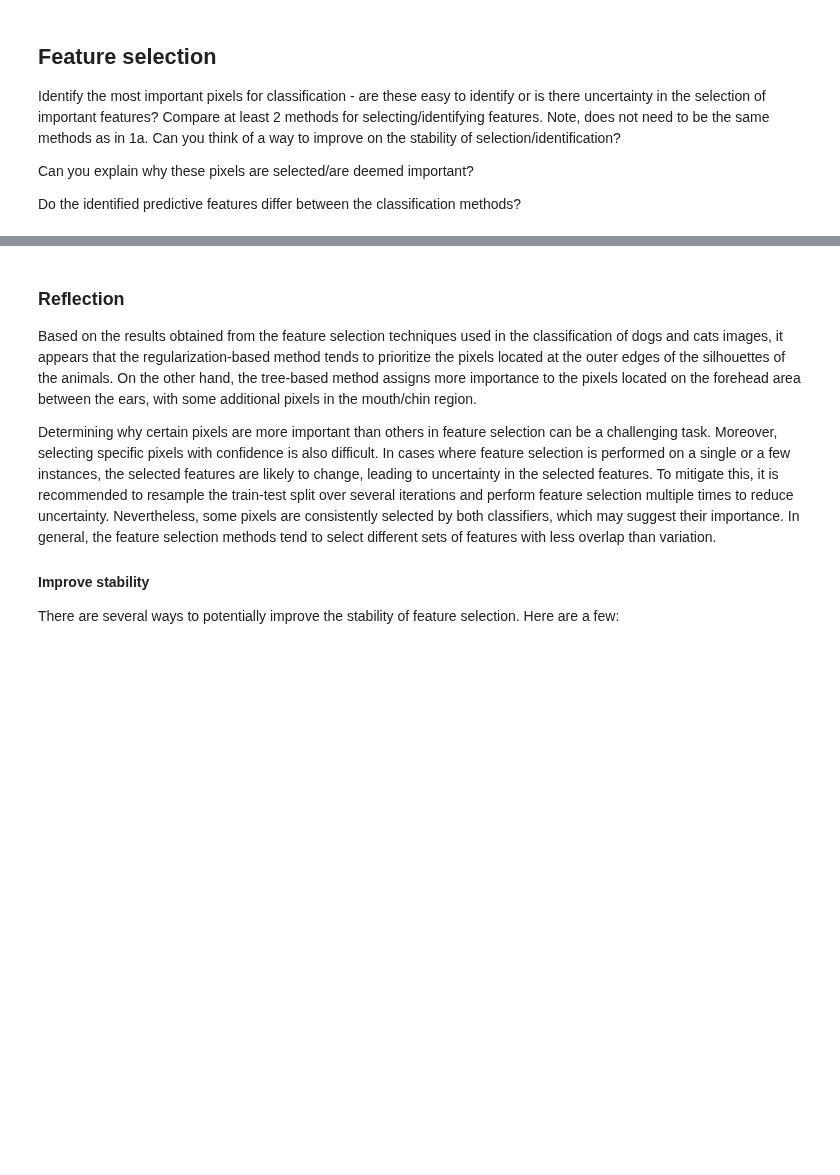
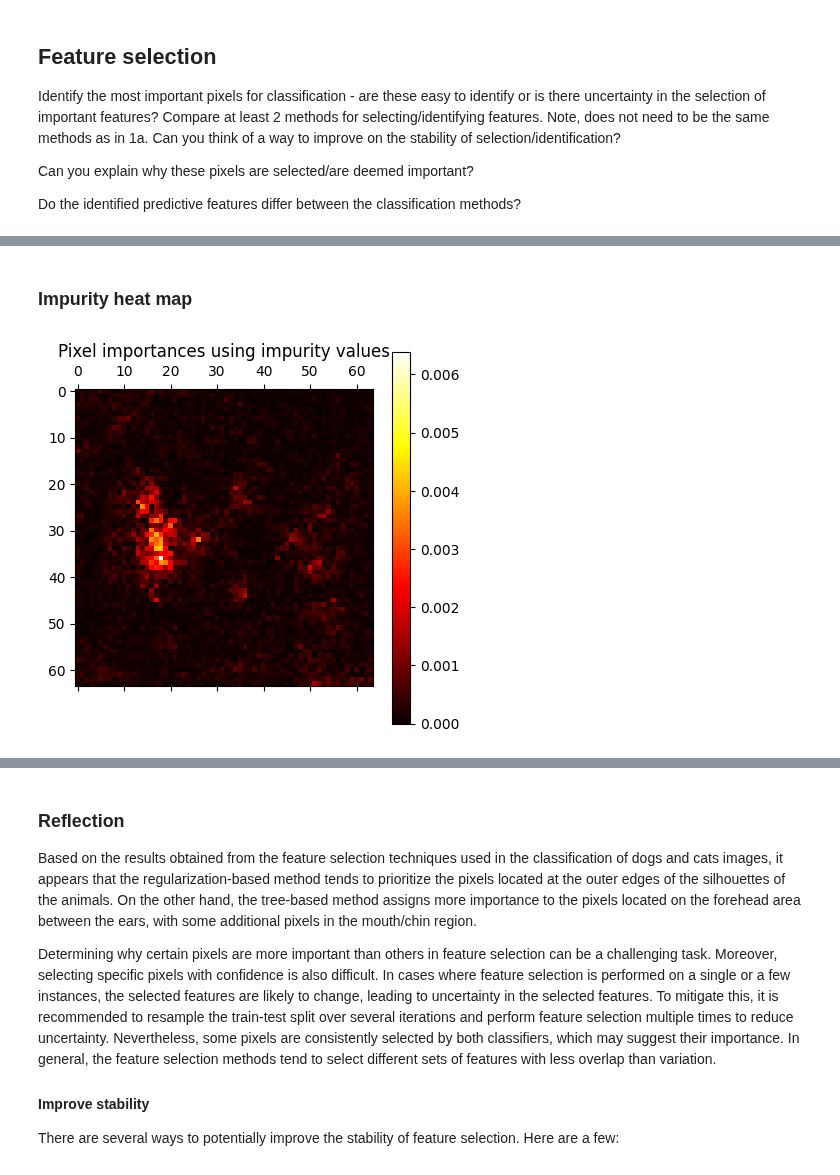
Before and after one commit to maximiliann97/Big-data-MVE441, a Jupyter notebook: Project2_catsndogs.ipynb, the cells around one changed output, grey strips where cells are left out. Cells and saved outputs as stored; diff of their text form; code cells hidden in the pictures; blank space fills up the shorter version.

```diff
--- a/Project2_catsndogs.ipynb
+++ b/Project2_catsndogs.ipynb
@@ -356,0 +433,18 @@ plt.show()
+# %% [markdown]
+### Impurity heat map
+# %%
+import time
+import matplotlib.pyplot as plt
+
+forest = RandomForestClassifier(n_estimators=1000)
+forest.fit(CATSnDOGS, Labels.ravel())
+img_shape = (64, 64)
+importances = forest.feature_importances_
+
+imp_reshaped = importances.reshape(img_shape)
+plt.matshow(imp_reshaped, cmap=plt.cm.hot)
+plt.title("Pixel importances using impurity values")
+plt.colorbar()
+plt.show()
+# %% [output]
+[figure, added]
```
Also changed, not shown: parts of 73 cells of this notebook.
